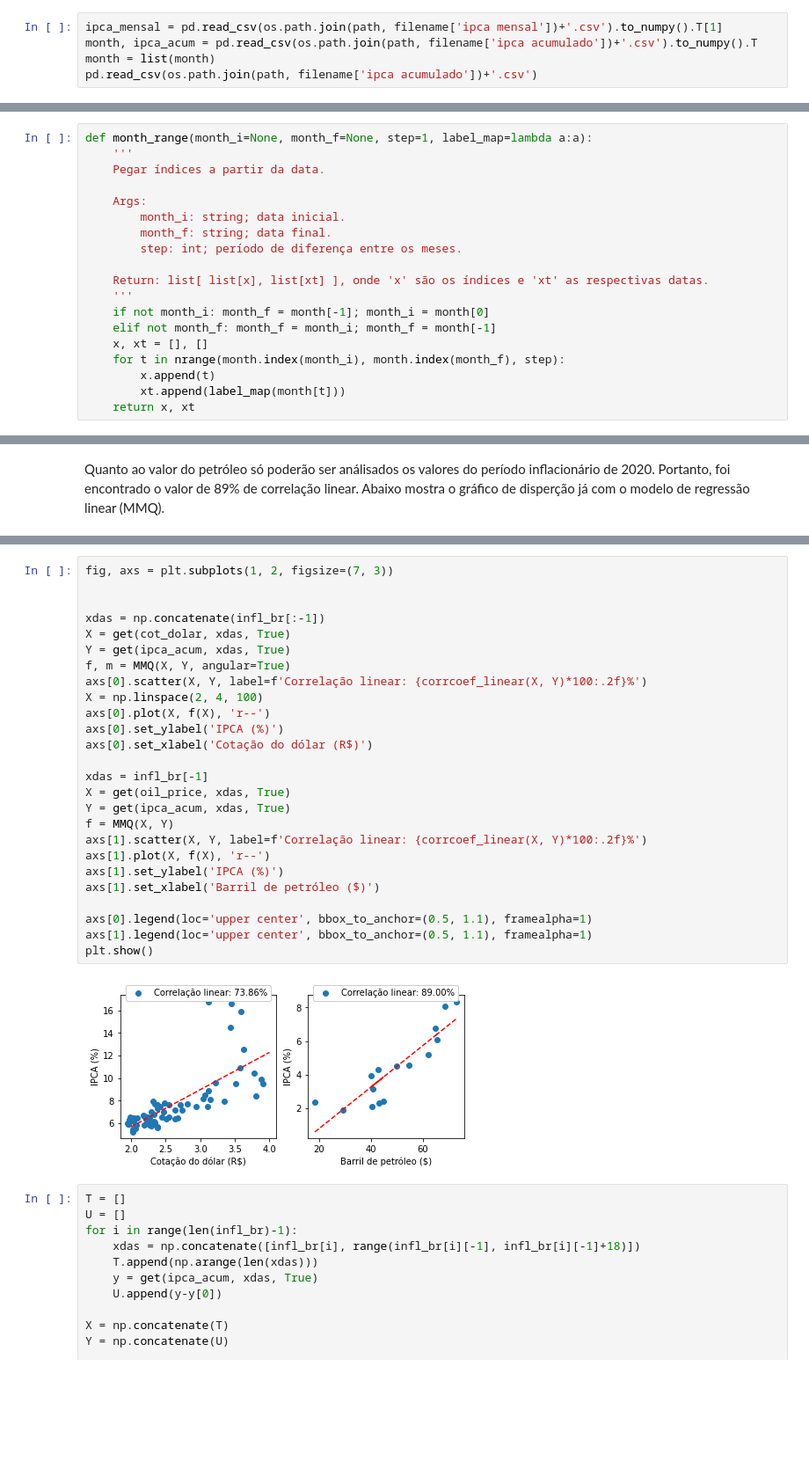
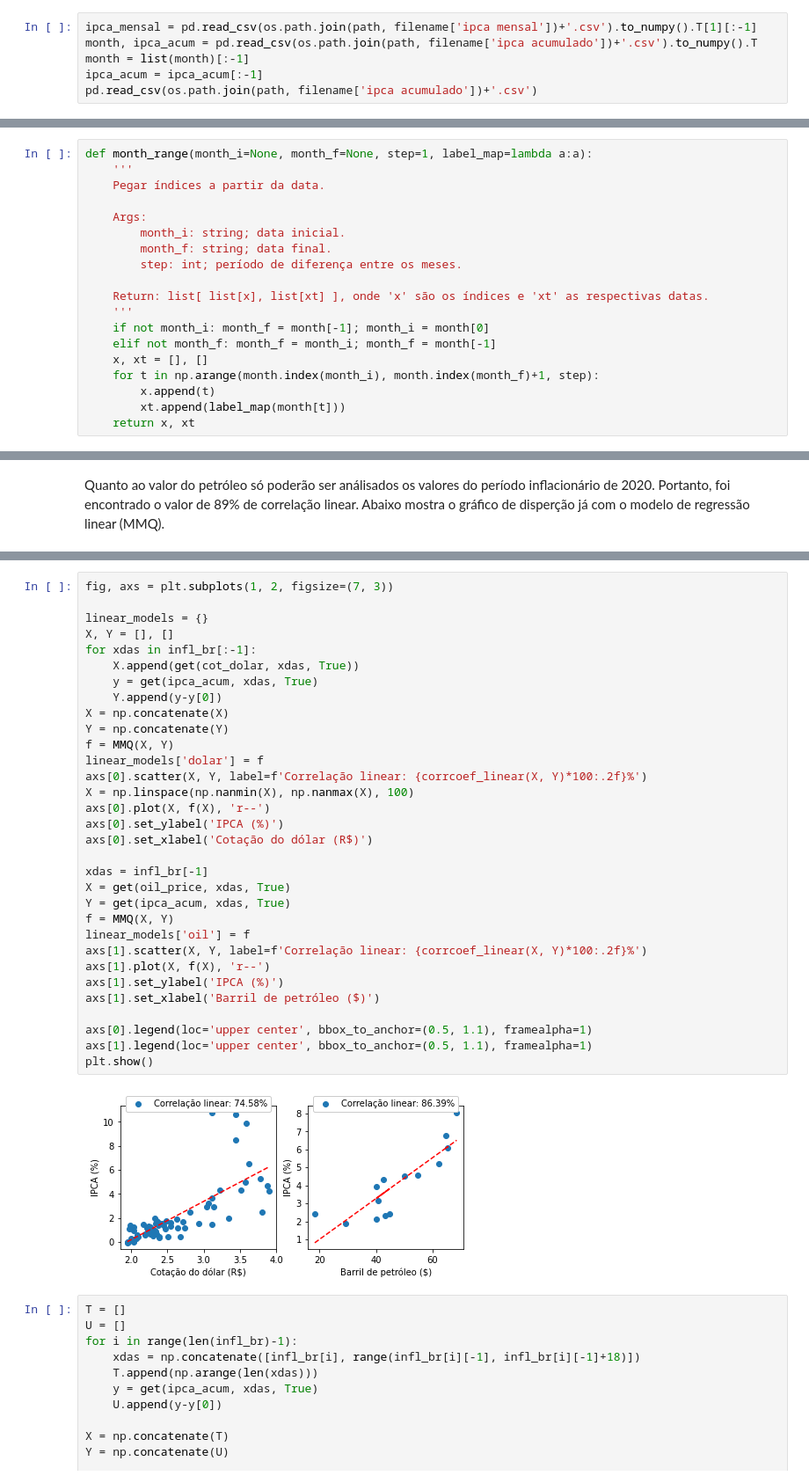
Before and after one commit to JairoSSantos/BR-infla-analise, a Jupyter notebook: analise.ipynb, the cells around one changed output, grey strips where cells are left out. Shown at 88% size. Drawn from its saved outputs; the diff is of its cells as text; blank space fills up the shorter version.

```diff
--- a/analise.ipynb
+++ b/analise.ipynb
@@ -90,9 +79,10 @@ def moving_average(x, w):
 # %% [markdown]
  ### 1.1 Importação dos dados do IPCA
 # %%
-ipca_mensal = pd.read_csv(os.path.join(path, filename['ipca mensal'])+'.csv').to_numpy().T[1]
+ipca_mensal = pd.read_csv(os.path.join(path, filename['ipca mensal'])+'.csv').to_numpy().T[1][:-1]
 month, ipca_acum = pd.read_csv(os.path.join(path, filename['ipca acumulado'])+'.csv').to_numpy().T
-month = list(month)
+month = list(month)[:-1]
+ipca_acum = ipca_acum[:-1]
 pd.read_csv(os.path.join(path, filename['ipca acumulado'])+'.csv')
 # %% [output]
 |  | mês | valor |
@@ -211,7 +201,7 @@ def month_range(month_i=None, month_f=None, step=1, label_map=lambda a:a):
     if not month_i: month_f = month[-1]; month_i = month[0]
     elif not month_f: month_f = month_i; month_f = month[-1]
     x, xt = [], []
-    for t in nrange(month.index(month_i), month.index(month_f), step):
+    for t in np.arange(month.index(month_i), month.index(month_f)+1, step):
         x.append(t)
         xt.append(label_map(month[t]))
     return x, xt
@@ -557,31 +547,37 @@ Correlação linear: 89.00%
 # %%
 fig, axs = plt.subplots(1, 2, figsize=(7, 3))
 
-
-xdas = np.concatenate(infl_br[:-1])
-X = get(cot_dolar, xdas, True)
-Y = get(ipca_acum, xdas, True)
-f, m = MMQ(X, Y, angular=True)
+linear_models = {}
+X, Y = [], []
+for xdas in infl_br[:-1]:
+    X.append(get(cot_dolar, xdas, True))
+    y = get(ipca_acum, xdas, True)
+    Y.append(y-y[0])
+X = np.concatenate(X)
+Y = np.concatenate(Y)
+f = MMQ(X, Y)
+linear_models['dolar'] = f
 axs[0].scatter(X, Y, label=f'Correlação linear: {corrcoef_linear(X, Y)*100:.2f}%')
-X = np.linspace(2, 4, 100)
+X = np.linspace(np.nanmin(X), np.nanmax(X), 100)
 axs[0].plot(X, f(X), 'r--')
 axs[0].set_ylabel('IPCA (%)')
 axs[0].set_xlabel('Cotação do dólar (R$)')
 
 xdas = infl_br[-1]
 X = get(oil_price, xdas, True)
 Y = get(ipca_acum, xdas, True)
 f = MMQ(X, Y)
+linear_models['oil'] = f
 axs[1].scatter(X, Y, label=f'Correlação linear: {corrcoef_linear(X, Y)*100:.2f}%')
 axs[1].plot(X, f(X), 'r--')
 axs[1].set_ylabel('IPCA (%)')
 axs[1].set_xlabel('Barril de petróleo ($)')
 
 axs[0].legend(loc='upper center', bbox_to_anchor=(0.5, 1.1), framealpha=1)
 axs[1].legend(loc='upper center', bbox_to_anchor=(0.5, 1.1), framealpha=1)
 plt.show()
 # %% [output]
-[figure, old version]
+[figure, new version]
 # %%
 T = []
 U = []
```
Also changed, not shown: parts of 21 cells of this notebook, 4 other files.
